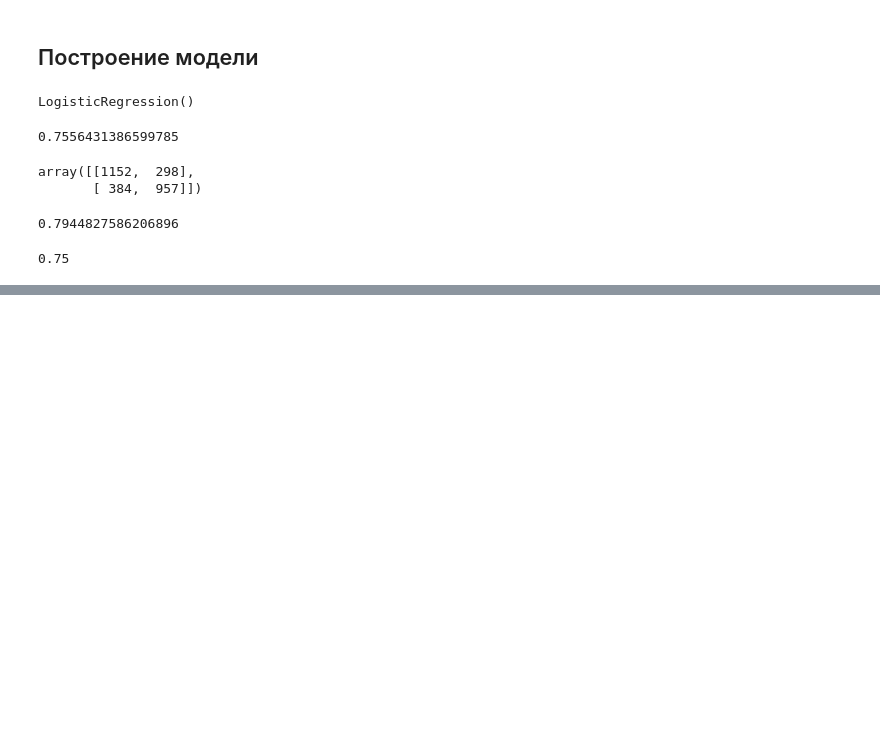
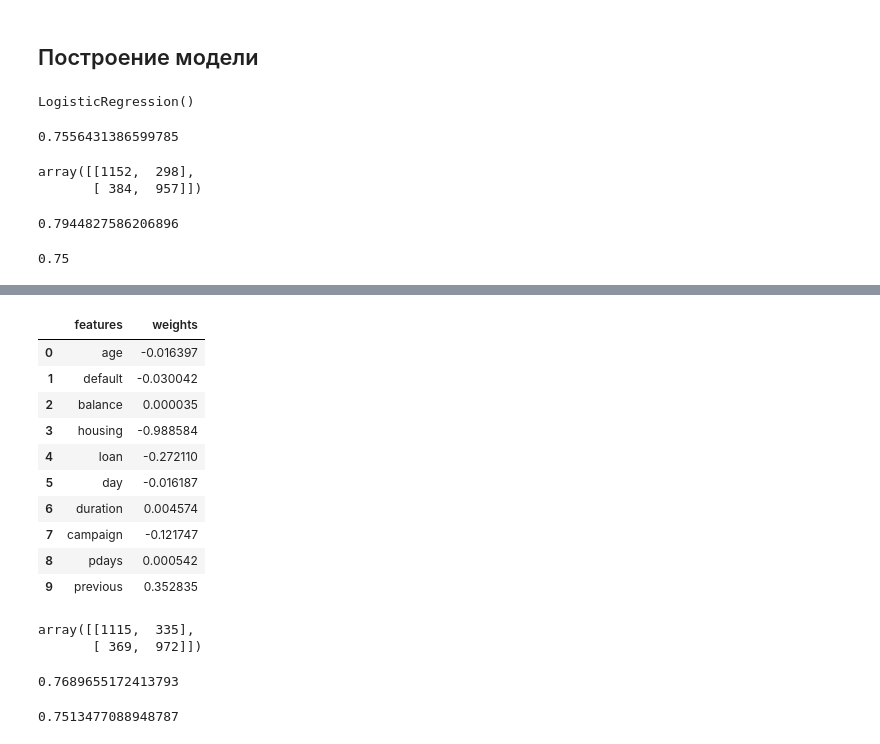
Before and after one commit to IvanNeverov/PersonalTDA, a Jupyter notebook: TDA_1_step.ipynb, the cells around one changed output, grey strips where cells are left out. Saved outputs shown, nothing was run; the diff lists cells and outputs as text; code cells hidden in the pictures; blank space fills up the shorter version.

```diff
--- a/TDA_1_step.ipynb
+++ b/TDA_1_step.ipynb
@@ -171,0 +192,35 @@ precision_score(Ytest,prediction, pos_label='no')
+# %%
+model.coef_, model.intercept_
+coefs = pd.DataFrame( {'features':list(X.columns),'weights': list(model.coef_[0])})
+coefs
+# %% [output]
+|  | features | weights |
+| 0 | age | -0.016397 |
+| 1 | default | -0.030042 |
+| 2 | balance | 0.000035 |
+| 3 | housing | -0.988584 |
+| 4 | loan | -0.272110 |
+| 5 | day | -0.016187 |
+| 6 | duration | 0.004574 |
+| 7 | campaign | -0.121747 |
+| 8 | pdays | 0.000542 |
+| 9 | previous | 0.352835 |
+# %%
+from sklearn.neighbors import KNeighborsClassifier
+
+knn = KNeighborsClassifier(weights='uniform')
+
+knn.fit(Xtrain, Ytrain)
+knn_pred = knn.predict(Xtest)
+confusion_matrix(Ytest,knn_pred)
+# %% [output]
+array([[1115,  335],
+       [ 369,  972]])
+# %%
+recall_score(Ytest,knn_pred, pos_label = 'no')
+# %% [output]
+0.7689655172413793
+# %%
+precision_score(Ytest,knn_pred, pos_label = 'no')
+# %% [output]
+0.7513477088948787
```
Also changed, not shown: parts of 2 cells of this notebook.
